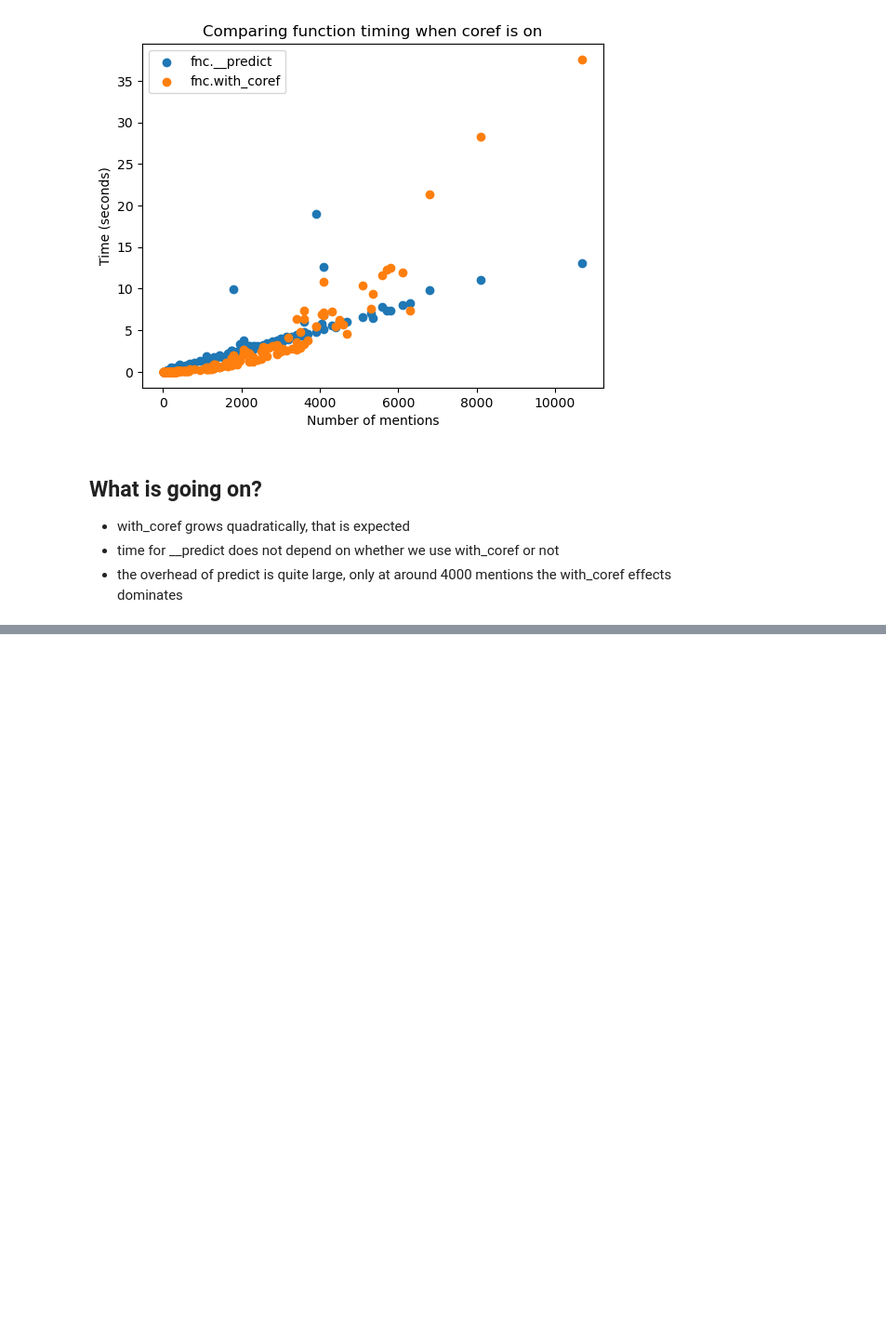
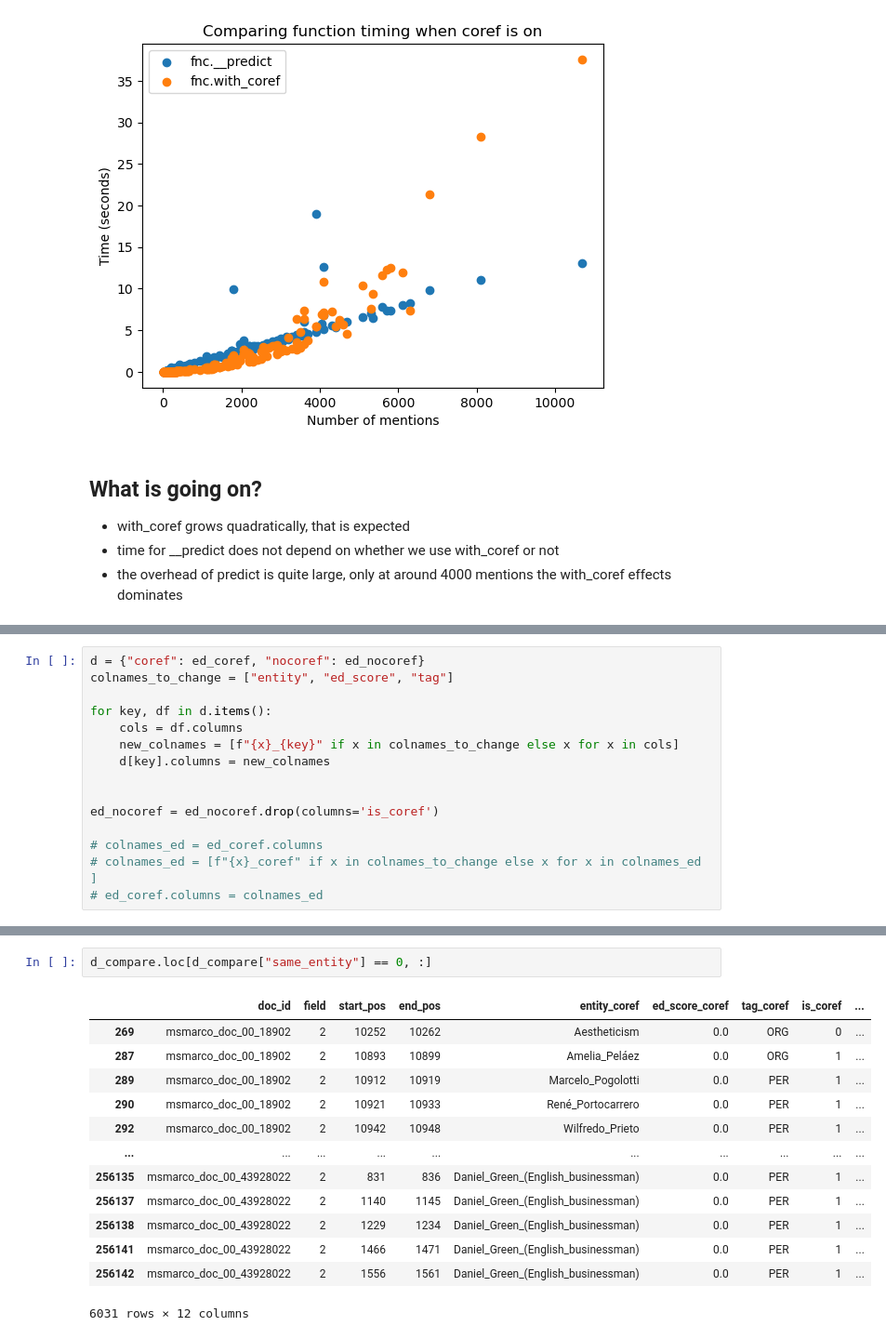
Before and after one commit to f-hafner/explore_coref, a Jupyter notebook: overview.ipynb, the cells around one changed output, grey strips where cells are left out. Shown at 93% size. Drawn from its saved outputs; the diff is of its cells as text; blank space fills up the shorter version.

```diff
--- a/overview.ipynb
+++ b/overview.ipynb
@@ -227,0 +230,15 @@ Text(0.5, 1.0, 'Comparing function timing when coref is on')
+# %%
+d = {"coref": ed_coref, "nocoref": ed_nocoref}
+colnames_to_change = ["entity", "ed_score", "tag"]
+
+for key, df in d.items():
+    cols = df.columns
+    new_colnames = [f"{x}_{key}" if x in colnames_to_change else x for x in cols]
+    d[key].columns = new_colnames
+
+
+ed_nocoref = ed_nocoref.drop(columns='is_coref')
+
+# colnames_ed = ed_coref.columns
+# colnames_ed = [f"{x}_coref" if x in colnames_to_change else x for x in colnames_ed ]
+# ed_coref.columns = colnames_ed
@@ -227,0 +283,16 @@ Text(0.5, 1.0, 'Comparing function timing when coref is on')
+# %%
+d_compare.loc[d_compare["same_entity"] == 0, :]
+# %% [output]
+|  | doc_id | field | start_pos | end_pos | entity_coref | ed_score_coref | tag_coref | is_coref | ... |
+| 269 | msmarco_doc_00_18902 | 2 | 10252 | 10262 | Aestheticism | 0.0 | ORG | 0 | ... |
+| 287 | msmarco_doc_00_18902 | 2 | 10893 | 10899 | Amelia_Peláez | 0.0 | ORG | 1 | ... |
+| 289 | msmarco_doc_00_18902 | 2 | 10912 | 10919 | Marcelo_Pogolotti | 0.0 | PER | 1 | ... |
+| 290 | msmarco_doc_00_18902 | 2 | 10921 | 10933 | René_Portocarrero | 0.0 | PER | 1 | ... |
+| 292 | msmarco_doc_00_18902 | 2 | 10942 | 10948 | Wilfredo_Prieto | 0.0 | PER | 1 | ... |
+| ... | ... | ... | ... | ... | ... | ... | ... | ... | ... |
+| 256135 | msmarco_doc_00_43928022 | 2 | 831 | 836 | Daniel_Green_(English_businessman) | 0.0 | PER | 1 | ... |
+| 256137 | msmarco_doc_00_43928022 | 2 | 1140 | 1145 | Daniel_Green_(English_businessman) | 0.0 | PER | 1 | ... |
+| 256138 | msmarco_doc_00_43928022 | 2 | 1229 | 1234 | Daniel_Green_(English_businessman) | 0.0 | PER | 1 | ... |
+| 256141 | msmarco_doc_00_43928022 | 2 | 1466 | 1471 | Daniel_Green_(English_businessman) | 0.0 | PER | 1 | ... |
+| 256142 | msmarco_doc_00_43928022 | 2 | 1556 | 1561 | Daniel_Green_(English_businessman) | 0.0 | PER | 1 | ... |
+6031 rows × 12 columns
```
Also changed, not shown: parts of 16 cells of this notebook, 1 other file.
